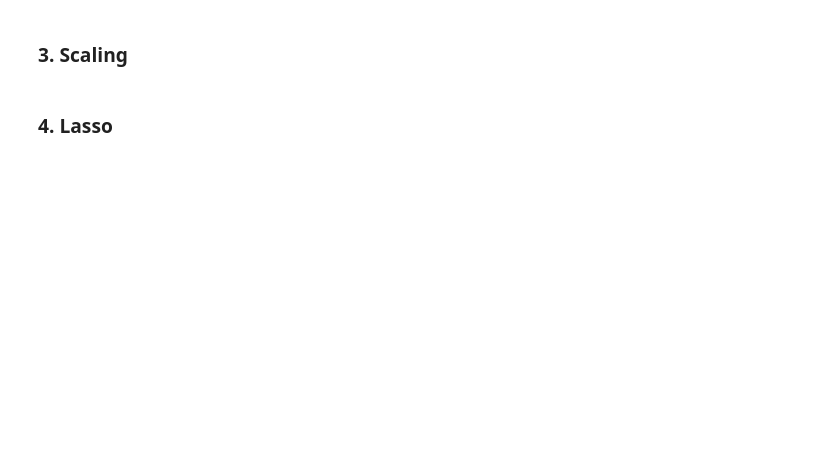
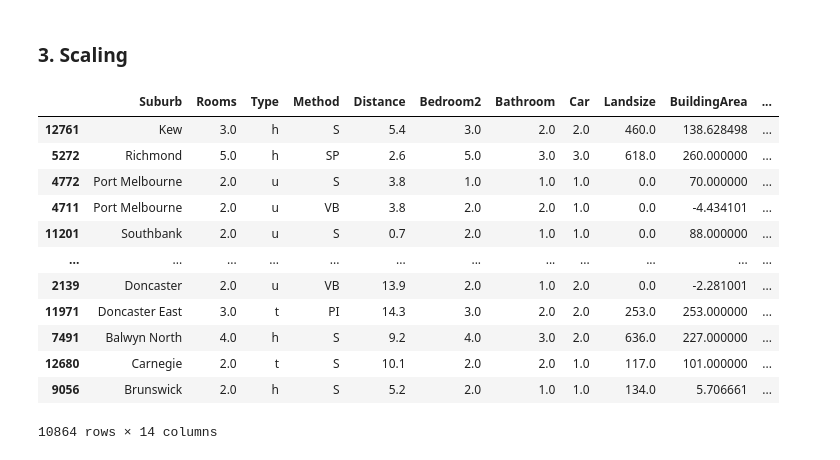
Before and after one commit to felicya123/DataAnalytics, a Jupyter notebook: M3_Exercise_Preprocessing.ipynb, the cells around one changed output. Cells and saved outputs as stored; diff of their text form; code cells hidden in the pictures; blank space fills up the shorter version.

```diff
--- a/M3_Exercise_Preprocessing.ipynb
+++ b/M3_Exercise_Preprocessing.ipynb
@@ -577,2 +311,16 @@ x_test_scaled = scaler.transform(x_test)
-# %% [markdown]
-### 4. Lasso
+# %%
+x_train
+# %% [output]
+|  | Suburb | Rooms | Type | Method | Distance | Bedroom2 | Bathroom | Car | Landsize | BuildingArea | ... |
+| 12761 | Kew | 3.0 | h | S | 5.4 | 3.0 | 2.0 | 2.0 | 460.0 | 138.628498 | ... |
+| 5272 | Richmond | 5.0 | h | SP | 2.6 | 5.0 | 3.0 | 3.0 | 618.0 | 260.000000 | ... |
+| 4772 | Port Melbourne | 2.0 | u | S | 3.8 | 1.0 | 1.0 | 1.0 | 0.0 | 70.000000 | ... |
+| 4711 | Port Melbourne | 2.0 | u | VB | 3.8 | 2.0 | 2.0 | 1.0 | 0.0 | -4.434101 | ... |
+| 11201 | Southbank | 2.0 | u | S | 0.7 | 2.0 | 1.0 | 1.0 | 0.0 | 88.000000 | ... |
+| ... | ... | ... | ... | ... | ... | ... | ... | ... | ... | ... | ... |
+| 2139 | Doncaster | 2.0 | u | VB | 13.9 | 2.0 | 1.0 | 2.0 | 0.0 | -2.281001 | ... |
+| 11971 | Doncaster East | 3.0 | t | PI | 14.3 | 3.0 | 2.0 | 2.0 | 253.0 | 253.000000 | ... |
+| 7491 | Balwyn North | 4.0 | h | S | 9.2 | 4.0 | 3.0 | 2.0 | 636.0 | 227.000000 | ... |
+| 12680 | Carnegie | 2.0 | t | S | 10.1 | 2.0 | 2.0 | 1.0 | 117.0 | 101.000000 | ... |
+| 9056 | Brunswick | 2.0 | h | S | 5.2 | 2.0 | 1.0 | 1.0 | 134.0 | 5.706661 | ... |
+10864 rows × 14 columns
```
Also changed, not shown: parts of 72 cells of this notebook, 1 other file.
